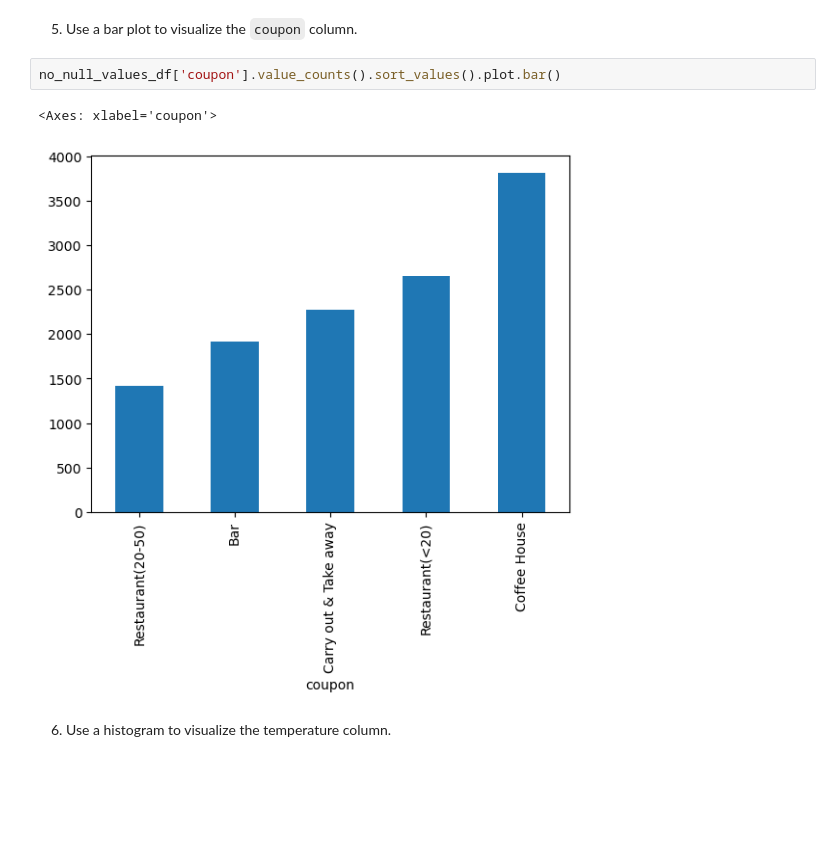
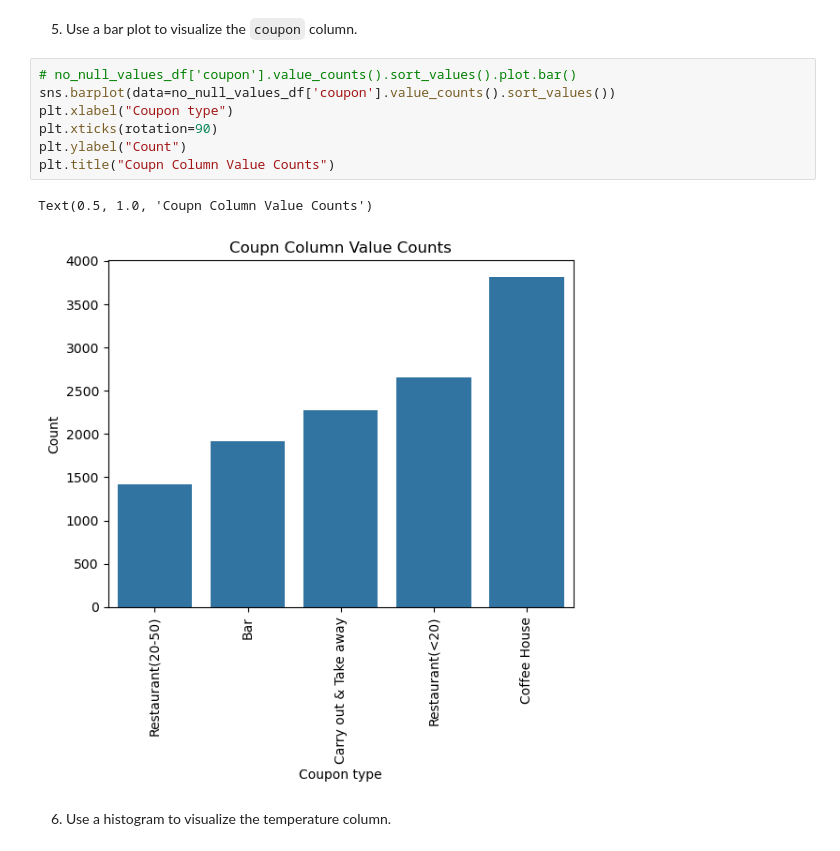
Before and after one commit to eparedes/coupon_data_analysis, a Jupyter notebook: coupons.ipynb, the cells around one changed output. Cells and saved outputs as stored; diff of their text form; blank space fills up the shorter version.

Commit message:
visualization changes

```diff
--- a/coupons.ipynb
+++ b/coupons.ipynb
@@ -256,11 +244,16 @@ accepted_cupon
 0.5693352098683666
 # %% [markdown]
 5. Use a bar plot to visualize the `coupon` column.
-# %%
-no_null_values_df['coupon'].value_counts().sort_values().plot.bar()
-# %% [output]
-<Axes: xlabel='coupon'>
-[figure, removed]
+# %%
+# no_null_values_df['coupon'].value_counts().sort_values().plot.bar()
+sns.barplot(data=no_null_values_df['coupon'].value_counts().sort_values())
+plt.xlabel("Coupon type")
+plt.xticks(rotation=90)
+plt.ylabel("Count")
+plt.title("Coupn Column Value Counts")
+# %% [output]
+Text(0.5, 1.0, 'Coupn Column Value Counts')
+[figure, added]
 # %% [markdown]
 6. Use a histogram to visualize the temperature column.
 # %%
```
Also changed, not shown: parts of 7 cells of this notebook.
